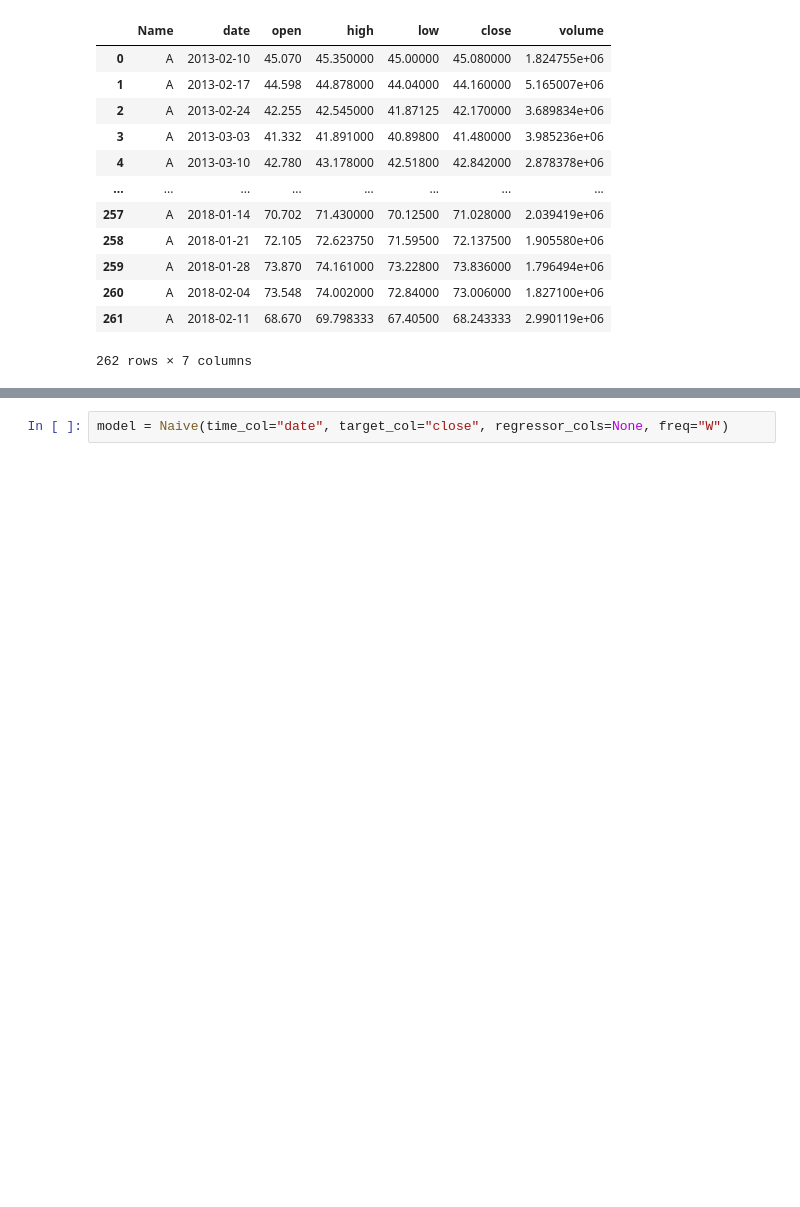
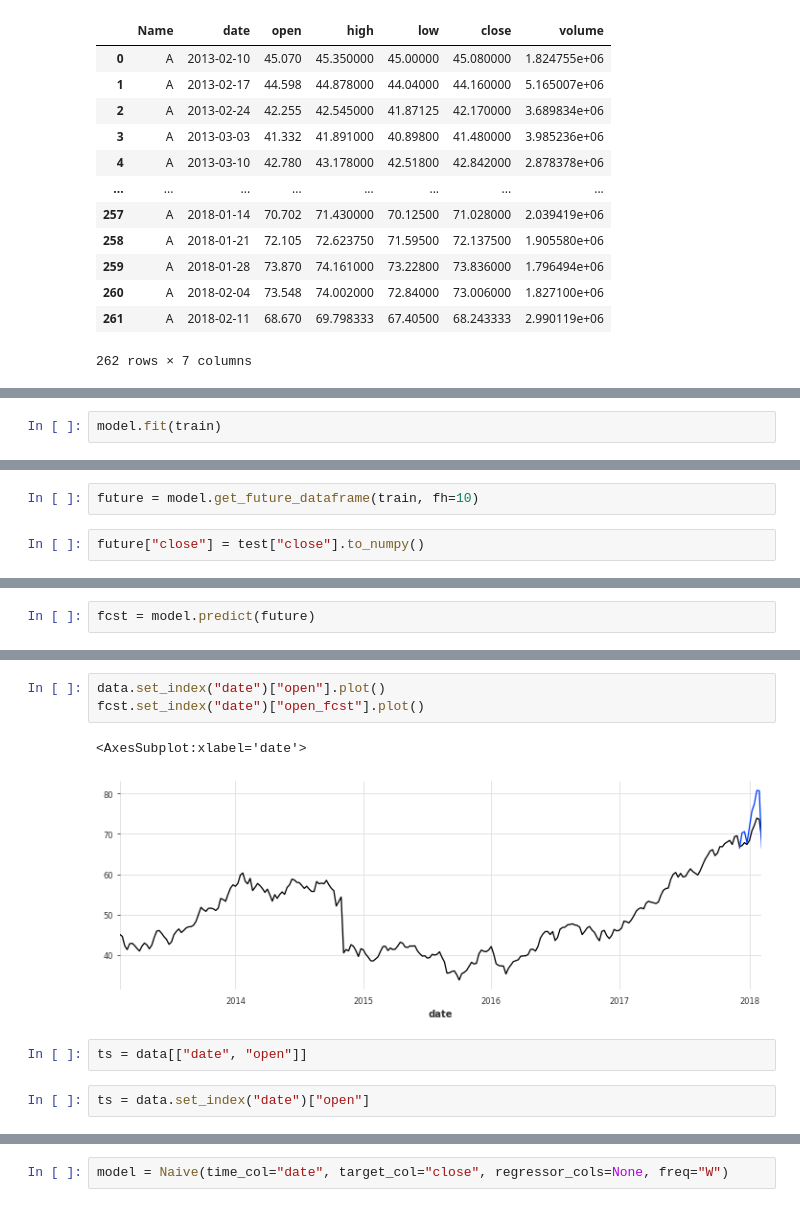
Before and after one commit to coldwhitewinters/tstools, a Jupyter notebook: notebook/tstools-Copy1.ipynb, the cells around one changed output, grey strips where cells are left out. Drawn from its saved outputs; the diff is of its cells as text; blank space fills up the shorter version.

Commit message:
Refactor and add regression model

```diff
--- a/notebook/tstools-Copy1.ipynb
+++ b/notebook/tstools-Copy1.ipynb
@@ -138,0 +188,2 @@ from tstools.forecast.univariate import AutoARIMA
+# %%
+model.fit(train)
@@ -138,0 +192,4 @@ from tstools.forecast.univariate import AutoARIMA
+# %%
+future = model.get_future_dataframe(train, fh=10)
+# %%
+future["close"] = test["close"].to_numpy()
@@ -138,0 +210,2 @@ from tstools.forecast.univariate import AutoARIMA
+# %%
+fcst = model.predict(future)
@@ -138,0 +244,10 @@ from tstools.forecast.univariate import AutoARIMA
+# %%
+data.set_index("date")["open"].plot()
+fcst.set_index("date")["open_fcst"].plot()
+# %% [output]
+<AxesSubplot:xlabel='date'>
+[figure, added]
+# %%
+ts = data[["date", "open"]]
+# %%
+ts = data.set_index("date")["open"]
```
Also changed, not shown: parts of 59 cells of this notebook, 4 other files.
